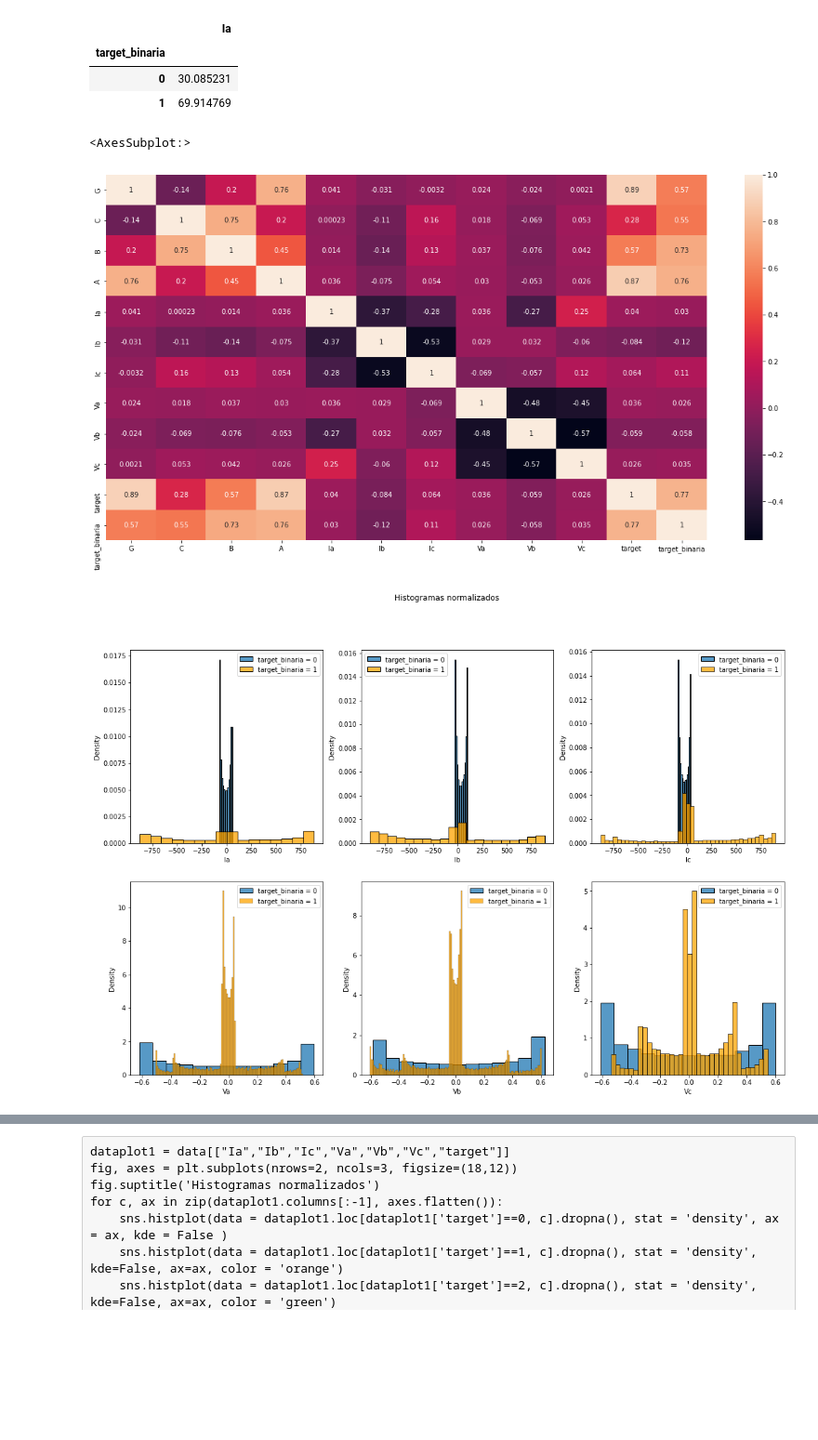
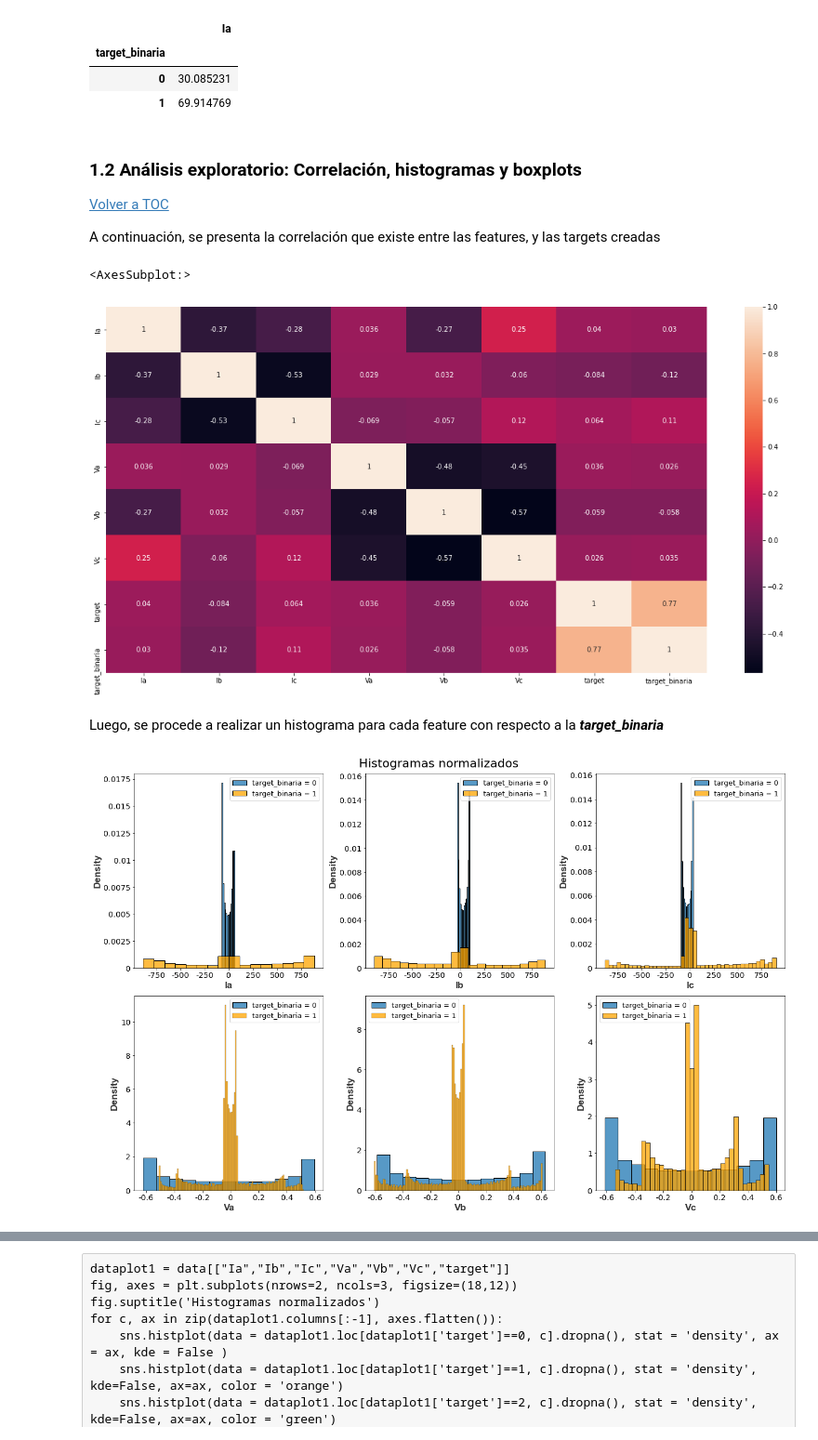
Before and after one commit to LeandroNardi96/Clasificacion_fallas_electricas_multiclass, a Jupyter notebook: Electrical_fault_multiclass.ipynb, the cells around one changed output, grey strips where cells are left out. Shown: that part at 93% size. Saved outputs shown, nothing was run; the diff lists cells and outputs as text; code cells hidden in the pictures; blank space fills up the shorter version.

Commit message:
Versión Final: Agregado de indice y ordenamiento de la notebook

```diff
--- a/Electrical_fault_multiclass.ipynb
+++ b/Electrical_fault_multiclass.ipynb
@@ -169,19 +218,42 @@ data_bal
 | target_binaria |  |
 | 0 | 30.085231 |
 | 1 | 69.914769 |
+# %% [markdown]
+<a id="1.2"></a>
+### 1.2 Análisis exploratorio: Correlación, histogramas y boxplots
+<a href='#indice'>Volver a TOC</a>
+
+A continuación, se presenta la correlación que existe entre las features, y las targets creadas
 # %%
 fig, ax = plt.subplots(figsize = (20, 10))
-sns.heatmap(data.corr(),annot=True,ax=ax)
+sns.heatmap(data.loc[:,['Ia','Ib','Ic','Va','Vb','Vc','target','target_binaria']].corr(),annot=True,ax=ax)
 # %% [output]
 <AxesSubplot:>
-[figure, old version]
+[figure, new version]
+# %% [markdown]
+Luego, se procede a realizar un histograma para cada feature con respecto a la **_target_binaria_**
 # %%
 dataplot = data[["Ia","Ib","Ic","Va","Vb","Vc","target_binaria"]]
 fig, axes = plt.subplots(nrows=2, ncols=3, figsize=(18,12))
-fig.suptitle('Histogramas normalizados')
+fig.suptitle('Histogramas normalizados',size=22)
+label_format = '{0:.3g}'
 for c, ax in zip(dataplot.columns[:-1], axes.flatten()):
-    sns.histplot(data = dataplot.loc[dataplot['target_binaria']==0, c].dropna(), stat = 'density', ax = ax, kde = False )
+    sns.histplot(data = dataplot.loc[dataplot['target_binaria']==0, c].dropna(), stat = 'density', ax = ax, kde = False)
     sns.histplot(data = dataplot.loc[dataplot['target_binaria']==1, c].dropna(), stat = 'density', kde=False, ax=ax, color = 'orange')
-    ax.legend(['target_binaria = 0', 'target_binaria = 1'])
+    ax.legend(['target_binaria = 0', 'target_binaria = 1'],prop={'size': 13})
+    x_label = ax.get_xlabel()
+    y_label = ax.get_ylabel()
+    plt.draw()
+    x_ticks = ax.get_xticklabels()
+    y_ticks = ax.get_yticklabels()
+    ticks_loc = ax.get_yticks().tolist()
+    ticks_loc_x = ax.get_xticks().tolist()
+    ax.yaxis.set_major_locator(mticker.FixedLocator(ticks_loc))
+    ax.xaxis.set_major_locator(mticker.FixedLocator(ticks_loc_x))
+    ax.set_yticklabels([label_format.format(x) for x in ticks_loc],size='x-large')
+    ax.set_xticklabels([label_format.format(x) for x in ticks_loc_x],size='x-large')
+    ax.set_xlabel(x_label,weight='bold',size='xx-large',alpha=0.8,family= 'Arial',stretch='extra-expanded')
+    ax.set_ylabel(y_label,weight='bold',size='xx-large',alpha=0.8,family= 'Arial',stretch='extra-expanded')
+fig.tight_layout()
 # %% [output]
-[figure, old version]
+[figure, new version]
```
Also changed, not shown: parts of 87 cells of this notebook.
